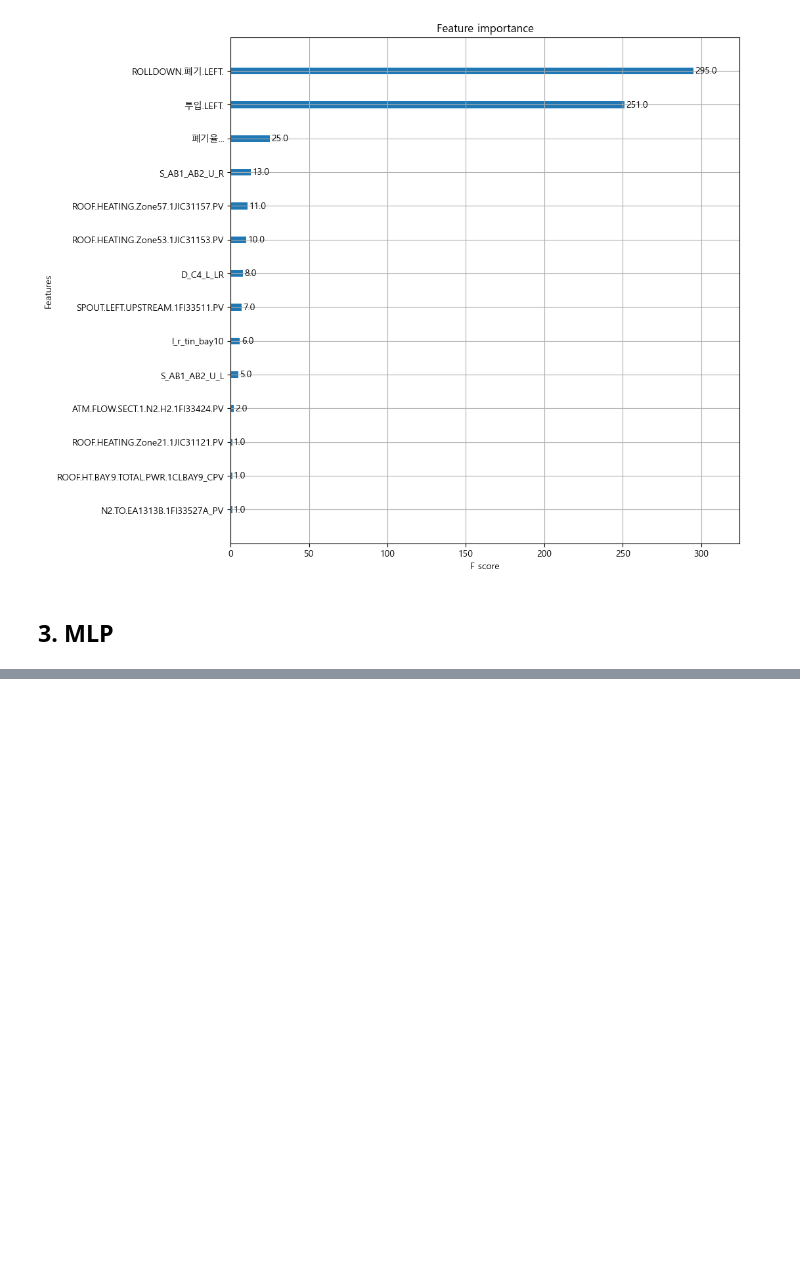
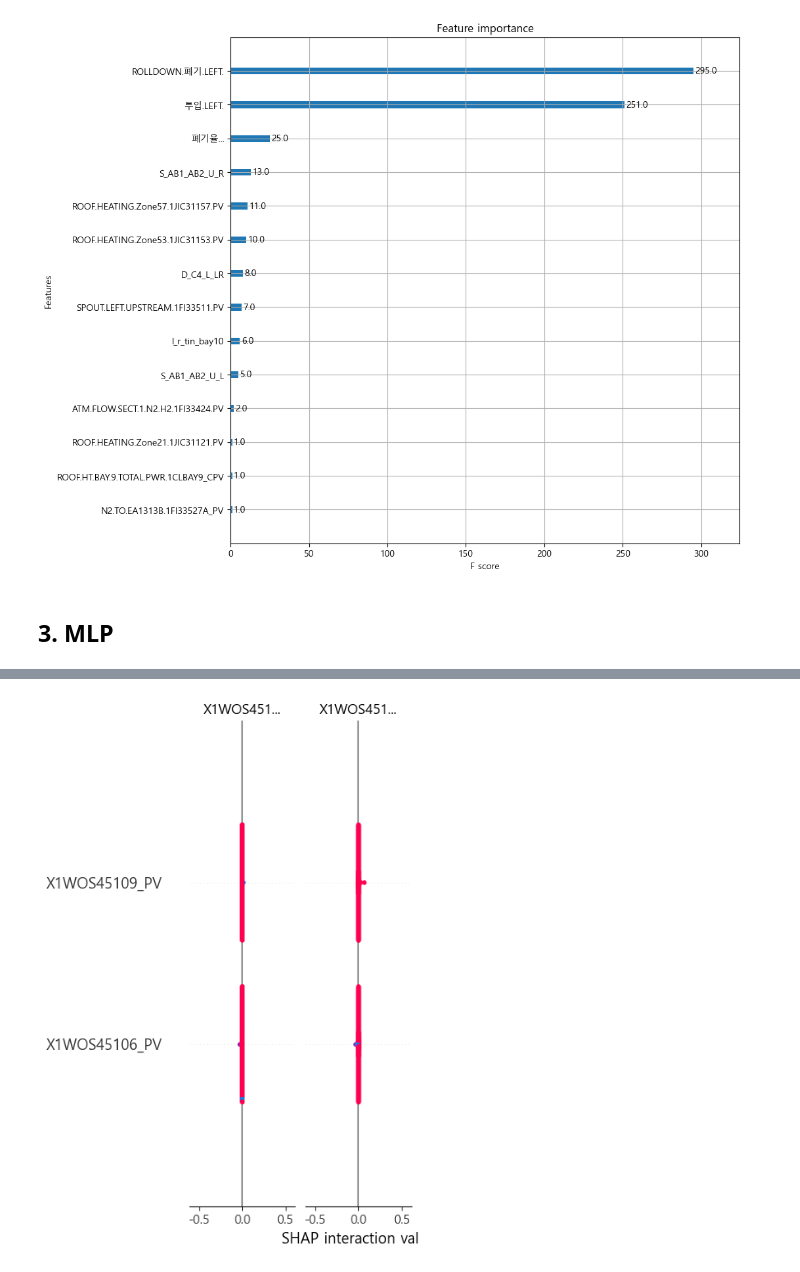
Before and after one commit to gmlwlswls/LGD_anomaly_detection, a Jupyter notebook: 01. 모델링/model_L.RD.ipynb, the cells around one changed output, grey strips where cells are left out. Drawn from its saved outputs; the diff is of its cells as text; code cells hidden in the pictures; blank space fills up the shorter version.

```diff
--- a/01. 모델링/model_L.RD.ipynb
+++ b/01. 모델링/model_L.RD.ipynb
@@ -280,0 +297,3 @@ plot_importance(booster= xgb_model, ax= ax)
+# %%
+X_train= X_train.values.reshape(-1, 97)
+X_test= X_test.values.reshape(-1, 97)
@@ -280,0 +302,3 @@ plot_importance(booster= xgb_model, ax= ax)
+# %%
+y_train = keras.utils.to_categorical(y_train, num_classes= 2)
+y_test = keras.utils.to_categorical(y_test, num_classes= 2)
@@ -280,0 +318,16 @@ plot_importance(booster= xgb_model, ax= ax)
+# %%
+# 딥러닝 모델은 기본적으로 블랙박스 - shap를 활용하여 feature importance 파악
+MLP_model = keras.models.Sequential([
+  keras.layers.Flatten(input_shape= (97, )),
+  keras.layers.Dense(units= 64, activation= 'relu'),
+  keras.layers.Dense(units= 32, activation= 'relu'),
+  keras.layers.Dense(units= 2, activation= 'sigmoid')
+])
+
+MLP_model.compile(optimizer= keras.optimizers.Adam(learning_rate= 0.05),
+                  loss= 'binary_crossentropy',
+                  metrics= [keras.metrics.Recall()]) # recall은 위의 변수와 겹쳐서 문제발생했음생했음
+
+MLP_model.summary()
+
+MLP_history = MLP_model.fit(X_train, y_train, epochs= 30, batch_size= 32, validation_split= 0.2)
@@ -280,0 +377,24 @@ plot_importance(booster= xgb_model, ax= ax)
+# %%
+# 예시)
+import shap
+
+# 1. SHAP Explainer 생성
+explainer = shap.Explainer(MLP_model, X_train)
+
+# 2. SHAP Values 계산
+shap_values = explainer(X_test)
+
+# 3. Feature Importance 시각화
+# shap.summary_plot(shap_values, X_test, feature_names=[f"Feature {i}" for i in range(X_test.shape[1])])
+
+# 만약 X_test가 pandas DataFrame이라면, feature_names는 DataFrame의 컬럼명을 사용할 수 있습니다.
+if isinstance(X_test, pd.DataFrame):
+    feature_names = X_test.columns
+else:
+    # X_test가 numpy ndarray라면, feature_names를 수동으로 지정합니다.
+    feature_names = [f"Feature {i}" for i in range(X_test.shape[1])]
+
+# SHAP summary plot
+shap.summary_plot(shap_values, X_test, feature_names=feature_names)
+# %% [output]
+[figure, added]
```
Also changed, not shown: parts of 9 cells of this notebook.
